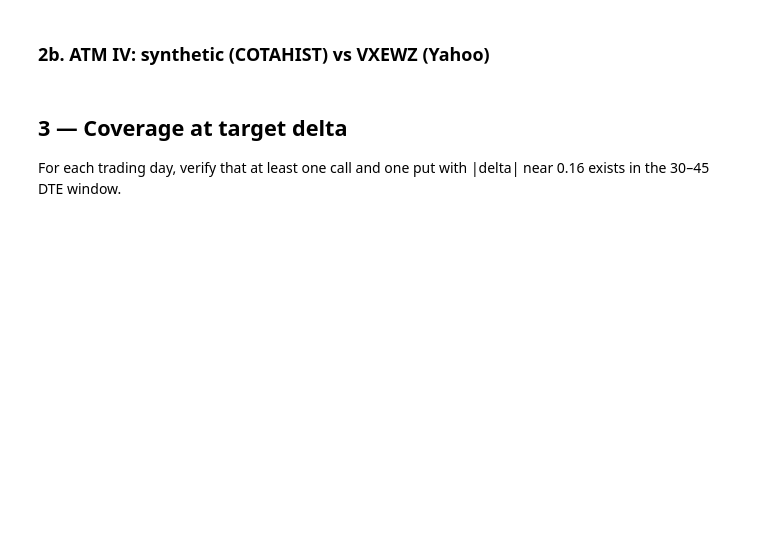
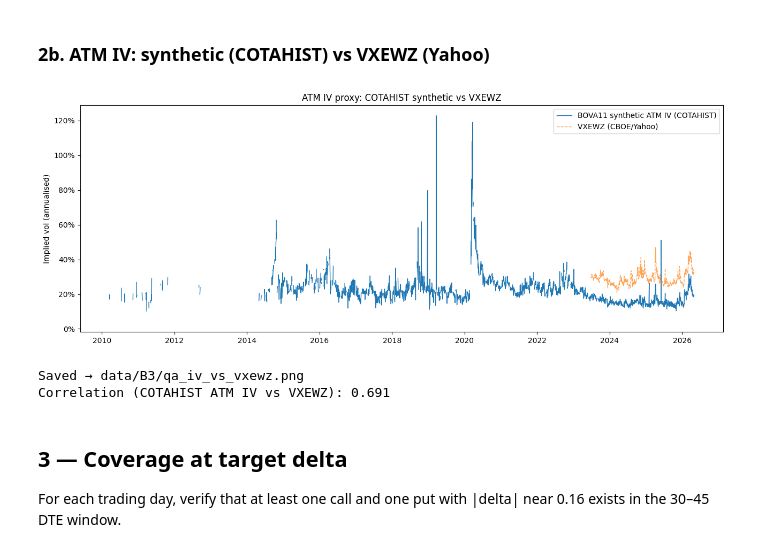
Before and after one commit to osteiner78/options-backtest, a Jupyter notebook: research/B3 - data quality checks.ipynb, the cells around one changed output. Cells and saved outputs as stored; diff of their text form; code cells hidden in the pictures; blank space fills up the shorter version.

```diff
--- a/research/B3 - data quality checks.ipynb
+++ b/research/B3 - data quality checks.ipynb
@@ -148,31 +225,41 @@ print('Saved → data/B3/qa_equity_price_reconciliation.png')
 # %%
 # VXEWZ — CBOE vol index for EWZ (US-listed Brazil ETF), goes back ~2011
 # Noisy proxy but useful for directional sanity check
-vxewz_raw = yf.download('^VXEWZ', start=start_date, end=end_date,
-                         auto_adjust=False, progress=False)['Close']
+vxewz_raw = yf.download(
+    "^VXEWZ", start=start_date, end=end_date, auto_adjust=False, progress=False
+)["Close"]
 vxewz = pd.Series(
-    vxewz_raw.values / 100.0,
+    vxewz_raw.values.squeeze() / 100.0,
     index=pd.to_datetime(vxewz_raw.index).tz_localize(None),
-    name='vxewz'
+    name="vxewz",
 )
 
 fig, ax = plt.subplots(figsize=(13, 5))
-ax.plot(bova_bt.index, bova_bt['vix_close'], label='BOVA11 synthetic ATM IV (COTAHIST)', lw=1)
-ax.plot(vxewz.index,   vxewz,                label='VXEWZ (CBOE/Yahoo)',                 lw=1, ls='--', alpha=0.7)
-ax.set_title('ATM IV proxy: COTAHIST synthetic vs VXEWZ')
-ax.set_ylabel('Implied vol (annualised)')
-ax.yaxis.set_major_formatter(plt.FuncFormatter(lambda v, _: f'{v:.0%}'))
-ax.xaxis.set_major_formatter(mdates.DateFormatter('%Y'))
+ax.plot(
+    bova_bt.index,
+    bova_bt["vix_close"],
+    label="BOVA11 synthetic ATM IV (COTAHIST)",
+    lw=1,
+)
+ax.plot(vxewz.index, vxewz, label="VXEWZ (CBOE/Yahoo)", lw=1, ls="--", alpha=0.7)
+ax.set_title("ATM IV proxy: COTAHIST synthetic vs VXEWZ")
+ax.set_ylabel("Implied vol (annualised)")
+ax.yaxis.set_major_formatter(plt.FuncFormatter(lambda v, _: f"{v:.0%}"))
+ax.xaxis.set_major_formatter(mdates.DateFormatter("%Y"))
 ax.legend()
 plt.tight_layout()
-plt.savefig(DATA_DIR / 'qa_iv_vs_vxewz.png', dpi=150)
+plt.savefig(DATA_DIR / "qa_iv_vs_vxewz.png", dpi=150)
 plt.show()
-print('Saved → data/B3/qa_iv_vs_vxewz.png')
+print("Saved → data/B3/qa_iv_vs_vxewz.png")
 
 # Correlation
-merged_iv = pd.DataFrame({'cotahist': bova_bt['vix_close'], 'vxewz': vxewz}).dropna()
+merged_iv = pd.DataFrame({"cotahist": bova_bt["vix_close"], "vxewz": vxewz}).dropna()
 corr = merged_iv.corr().iloc[0, 1]
-print(f'Correlation (COTAHIST ATM IV vs VXEWZ): {corr:.3f}')
+print(f"Correlation (COTAHIST ATM IV vs VXEWZ): {corr:.3f}")
+# %% [output]
+[figure, added]
+Saved → data/B3/qa_iv_vs_vxewz.png
+Correlation (COTAHIST ATM IV vs VXEWZ): 0.691
 # %% [markdown]
 ## 3 — Coverage at target delta
 
```
Also changed, not shown: parts of 13 cells of this notebook, 5 other files.
